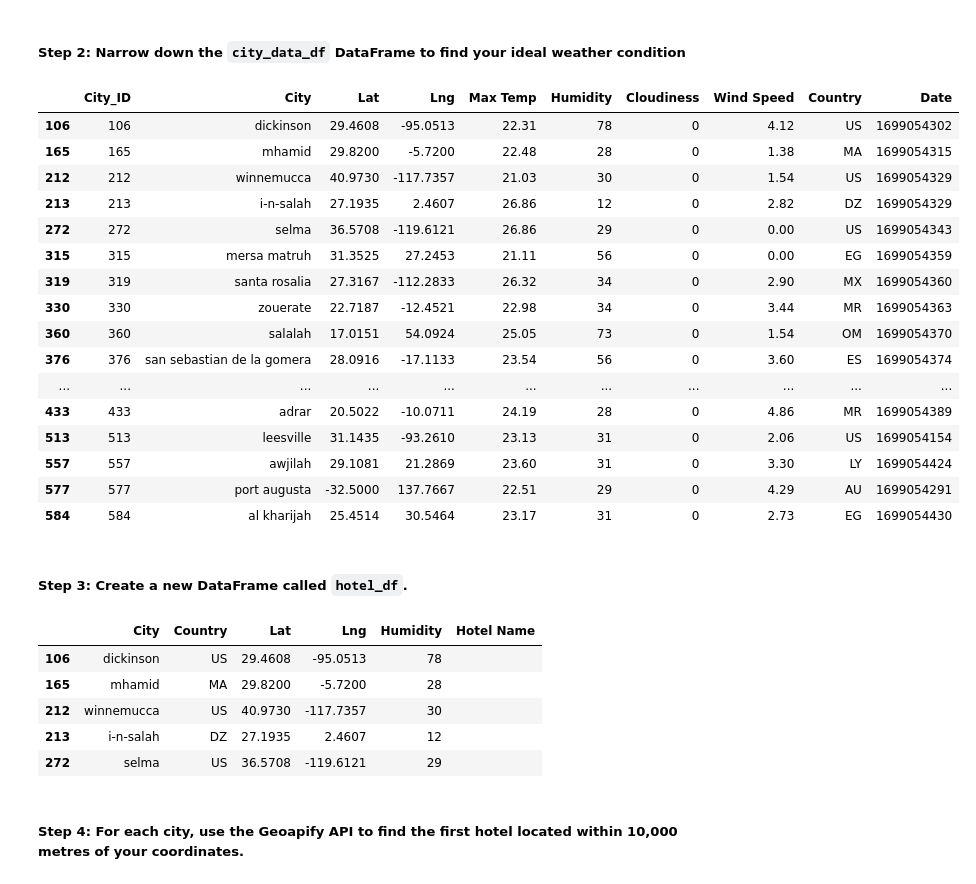
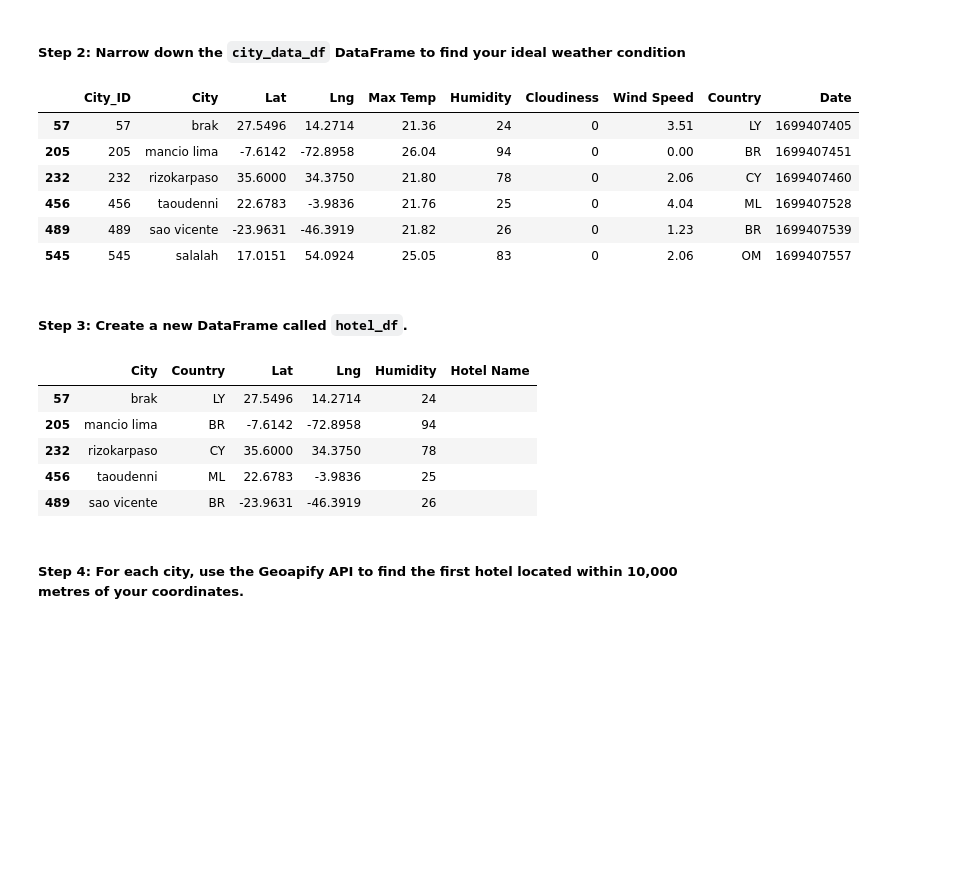
Before and after one commit to sallyca530/Python-API-Challenge, a Jupyter notebook: WeatherPy_main/VacationPymain.ipynb, the cells around one changed output. Cells and saved outputs as stored; diff of their text form; code cells hidden in the pictures; blank space fills up the shorter version.

```diff
--- a/WeatherPy_main/VacationPymain.ipynb
+++ b/WeatherPy_main/VacationPymain.ipynb
@@ -50,34 +53,24 @@ map_plot_1
 # %%
 # Narrow down cities that fit criteria and drop any results with null values
 city_ideal_df = city_data_df
 #Ideal conditions Max Temp > 22C, Wind Speed < 5, and 0 cloudiness
 city_ideal_df = city_ideal_df.loc[(city_ideal_df["Max Temp"] > 21) & (city_ideal_df["Max Temp"] < 27)]
-city_ideal_df = city_ideal_df.loc[city_ideal_df["Wind Speed"] < 5]
+city_ideal_df = city_ideal_df.loc[city_ideal_df["Wind Speed"] < 4.5]
 city_ideal_df = city_ideal_df.loc[city_ideal_df["Cloudiness"] == 0]
 
 
 # Drop any rows with null values
 city_ideal_df = city_ideal_df.dropna()
 
 city_ideal_df
 # %% [output]
 |  | City_ID | City | Lat | Lng | Max Temp | Humidity | Cloudiness | Wind Speed | Country | Date |
-| 106 | 106 | dickinson | 29.4608 | -95.0513 | 22.31 | 78 | 0 | 4.12 | US | 1699054302 |
-| 165 | 165 | mhamid | 29.8200 | -5.7200 | 22.48 | 28 | 0 | 1.38 | MA | 1699054315 |
-| 212 | 212 | winnemucca | 40.9730 | -117.7357 | 21.03 | 30 | 0 | 1.54 | US | 1699054329 |
-| 213 | 213 | i-n-salah | 27.1935 | 2.4607 | 26.86 | 12 | 0 | 2.82 | DZ | 1699054329 |
-| 272 | 272 | selma | 36.5708 | -119.6121 | 26.86 | 29 | 0 | 0.00 | US | 1699054343 |
-| 315 | 315 | mersa matruh | 31.3525 | 27.2453 | 21.11 | 56 | 0 | 0.00 | EG | 1699054359 |
-| 319 | 319 | santa rosalia | 27.3167 | -112.2833 | 26.32 | 34 | 0 | 2.90 | MX | 1699054360 |
-| 330 | 330 | zouerate | 22.7187 | -12.4521 | 22.98 | 34 | 0 | 3.44 | MR | 1699054363 |
-| 360 | 360 | salalah | 17.0151 | 54.0924 | 25.05 | 73 | 0 | 1.54 | OM | 1699054370 |
-| 376 | 376 | san sebastian de la gomera | 28.0916 | -17.1133 | 23.54 | 56 | 0 | 3.60 | ES | 1699054374 |
-| ... | ... | ... | ... | ... | ... | ... | ... | ... | ... | ... |
-| 433 | 433 | adrar | 20.5022 | -10.0711 | 24.19 | 28 | 0 | 4.86 | MR | 1699054389 |
-| 513 | 513 | leesville | 31.1435 | -93.2610 | 23.13 | 31 | 0 | 2.06 | US | 1699054154 |
-| 557 | 557 | awjilah | 29.1081 | 21.2869 | 23.60 | 31 | 0 | 3.30 | LY | 1699054424 |
-| 577 | 577 | port augusta | -32.5000 | 137.7667 | 22.51 | 29 | 0 | 4.29 | AU | 1699054291 |
-| 584 | 584 | al kharijah | 25.4514 | 30.5464 | 23.17 | 31 | 0 | 2.73 | EG | 1699054430 |
+| 57 | 57 | brak | 27.5496 | 14.2714 | 21.36 | 24 | 0 | 3.51 | LY | 1699407405 |
+| 205 | 205 | mancio lima | -7.6142 | -72.8958 | 26.04 | 94 | 0 | 0.00 | BR | 1699407451 |
+| 232 | 232 | rizokarpaso | 35.6000 | 34.3750 | 21.80 | 78 | 0 | 2.06 | CY | 1699407460 |
+| 456 | 456 | taoudenni | 22.6783 | -3.9836 | 21.76 | 25 | 0 | 4.04 | ML | 1699407528 |
+| 489 | 489 | sao vicente | -23.9631 | -46.3919 | 21.82 | 26 | 0 | 1.23 | BR | 1699407539 |
+| 545 | 545 | salalah | 17.0151 | 54.0924 | 25.05 | 83 | 0 | 2.06 | OM | 1699407557 |
 # %% [markdown]
 ##### Step 3: Create a new DataFrame called `hotel_df`.
 # %%
@@ -91,11 +84,11 @@ hotel_df["Hotel Name"] = ""
 hotel_df.head()
 # %% [output]
 |  | City | Country | Lat | Lng | Humidity | Hotel Name |
-| 106 | dickinson | US | 29.4608 | -95.0513 | 78 |  |
-| 165 | mhamid | MA | 29.8200 | -5.7200 | 28 |  |
-| 212 | winnemucca | US | 40.9730 | -117.7357 | 30 |  |
-| 213 | i-n-salah | DZ | 27.1935 | 2.4607 | 12 |  |
-| 272 | selma | US | 36.5708 | -119.6121 | 29 |  |
+| 57 | brak | LY | 27.5496 | 14.2714 | 24 |  |
+| 205 | mancio lima | BR | -7.6142 | -72.8958 | 94 |  |
+| 232 | rizokarpaso | CY | 35.6000 | 34.3750 | 78 |  |
+| 456 | taoudenni | ML | 22.6783 | -3.9836 | 25 |  |
+| 489 | sao vicente | BR | -23.9631 | -46.3919 | 26 |  |
 # %% [markdown]
 ##### Step 4: For each city, use the Geoapify API to find the first hotel located within 10,000 metres of your coordinates.
 # %%
```
Also changed, not shown: parts of 3 cells of this notebook, 2 other files.
